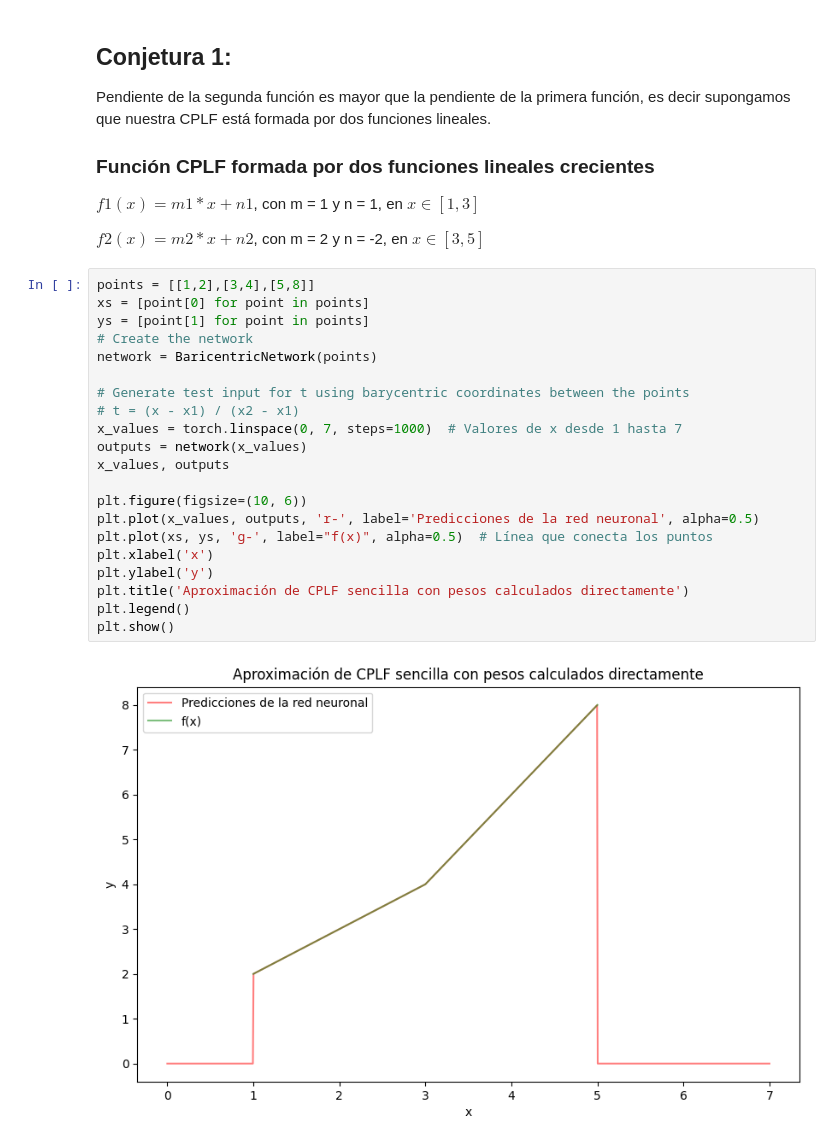
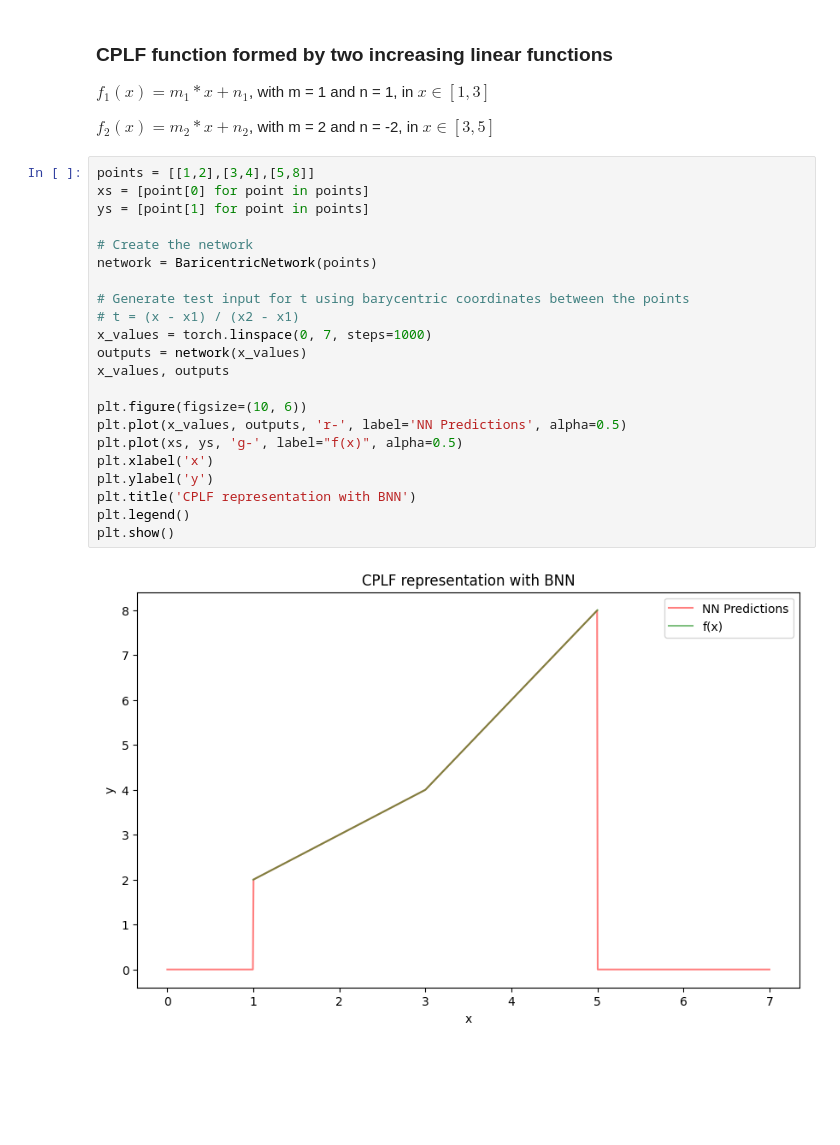
Before and after one commit to victosdur77/Function_Approximation_Using_NN_and_Barycentric_Coordinates, a Jupyter notebook: RepresentCPLF_BNN_Pytorch.ipynb, the cells around one changed output. Saved outputs shown, nothing was run; the diff lists cells and outputs as text; blank space fills up the shorter version.

```diff
--- a/RepresentCPLF_BNN_Pytorch.ipynb
+++ b/RepresentCPLF_BNN_Pytorch.ipynb
@@ -165,33 +159,31 @@ plt.show()
 # %% [markdown]
-## Conjetura 1:
-Pendiente de la segunda función es mayor que la pendiente de la primera función, es decir supongamos que nuestra CPLF está formada por dos funciones lineales.
+### CPLF function formed by two increasing linear functions
 
-### Función CPLF formada por dos funciones lineales crecientes
+$f_1(x) = m_1*x + n_1$, with m = 1 and n = 1, in $x \in [1,3]$
 
-$f1(x) = m1*x + n1$, con m = 1 y n = 1, en $x \in [1,3]$
-
-$f2(x) = m2*x + n2$, con m = 2 y n = -2, en $x \in [3,5]$
+$f_2(x) = m_2*x + n_2$, with m = 2 and n = -2, in $x \in [3,5]$
 # %%
 points = [[1,2],[3,4],[5,8]]
 xs = [point[0] for point in points]
 ys = [point[1] for point in points]
+
 # Create the network
 network = BaricentricNetwork(points)
 
 # Generate test input for t using barycentric coordinates between the points
 # t = (x - x1) / (x2 - x1)
-x_values = torch.linspace(0, 7, steps=1000)  # Valores de x desde 1 hasta 7
+x_values = torch.linspace(0, 7, steps=1000)
 outputs = network(x_values)
 x_values, outputs
 
 plt.figure(figsize=(10, 6))
-plt.plot(x_values, outputs, 'r-', label='Predicciones de la red neuronal', alpha=0.5)
-plt.plot(xs, ys, 'g-', label="f(x)", alpha=0.5)  # Línea que conecta los puntos
+plt.plot(x_values, outputs, 'r-', label='NN Predictions', alpha=0.5)
+plt.plot(xs, ys, 'g-', label="f(x)", alpha=0.5)
 plt.xlabel('x')
 plt.ylabel('y')
-plt.title('Aproximación de CPLF sencilla con pesos calculados directamente')
+plt.title('CPLF representation with BNN')
 plt.legend()
 plt.show()
 # %% [output]
-[figure, old version]
+[figure, new version]
 # %% [markdown]
```
Also changed, not shown: parts of 27 cells of this notebook, 2 other files.
